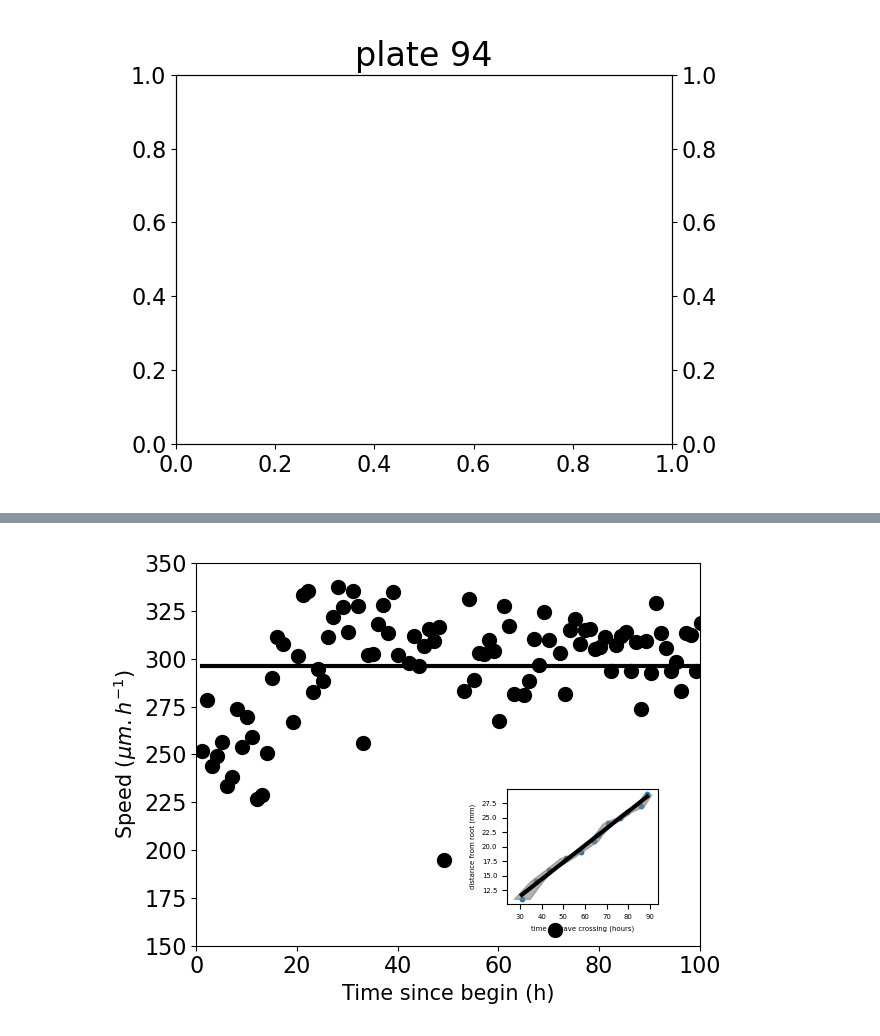
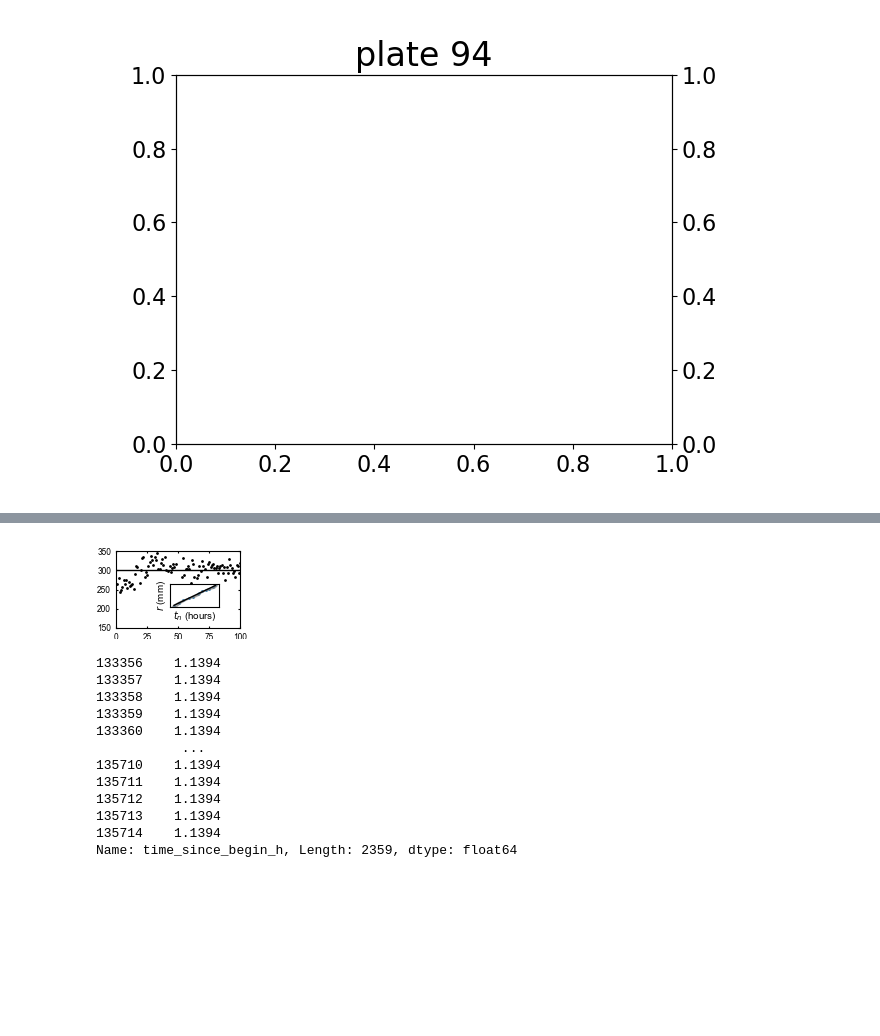
Before and after one commit to Cocopyth/local_amf, a Jupyter notebook: data/Figures_paper/Final_figure/fig2.ipynb, the cells around one changed output, grey strips where cells are left out. Cells and saved outputs as stored; diff of their text form; code cells hidden in the pictures; blank space fills up the shorter version.

```diff
--- a/data/Figures_paper/Final_figure/fig2.ipynb
+++ b/data/Figures_paper/Final_figure/fig2.ipynb
@@ -23,9 +23,14 @@ import matplotlib as mpl
 from matplotlib.path import Path
 from matplotlib.patches import PathPatch
 from matplotlib.legend_handler import HandlerTuple
-
+import scienceplots
+import logging
+logging.getLogger().setLevel(logging.WARNING)
 %matplotlib widget
 plt.style.use('presentation.mplstyle')
+# plt.style.use('science')
 plates = ['94_20201123']
 plate_select = [94]
 path_figure = r"C:\Users\coren\AMOLF-SHIMIZU Dropbox\HFSP_symbiotic-networks\Article_TravellingWave\Figure2\versionsFromCoco"
+width = 1.6
+height = 1
@@ -615,0 +852,4 @@ def make_stat(x0,ax):
+# %%
+index = 12
+column = f"ring_density_incr-100_index-{index}-new"
+time_plate_info_long.sort_values("datetime")
@@ -1216,25 +1748,10 @@ NameError: name 'plate' is not defined
 plate = 94
 plate_id = '94_20201123'
 # %%
-fig, axins2 = plt.subplots()
-ax = inset_axes(axins2, width="30%", height="30%", loc=4, borderpad = 3)
+fig, axins2 = plt.subplots(figsize=(width,height))
+ax = inset_axes(axins2, width="40%", height="30%", loc=4, borderpad = 1.5)
 
-# def statistic(t0s,ds):
-#     X = sm.add_constant(t0s, prepend=False)
-#     model = sm.OLS(ds,X)
-#     res = model.fit()
-#     a,b = res.params[0],res.params[1]
-#     ax.plot(t0s,np.array(t0s)*a+b,color = 'grey', alpha = 0.01)
-
-#     return(a)
-# data = np.array((t0s,ds))
-# n_resamples=10
-# std = scipy.stats.bootstrap(data,statistic,
-#                             vectorized = False,
-#                             method="basic",
-#                             n_resamples = n_resamples,
-#                             paired= True).standard_error
-ax.scatter(t0s,ds,label = "data",s = 10)
+ax.scatter(t0s,ds,label = "data",s = 1)
 err = np.array(t0serror)/100
     # err = 0*ys + 80
 ax.fill_betweenx(ds, t0s-err, t0s+err,color="grey",alpha = 0.6)
@@ -1244,9 +1761,9 @@ res = model.fit()
 a,b = res.params[0],res.params[1]
 ax.plot(t0s,np.array(t0s)*a+b,label = f"linear fit : speed = {int(1000*a)}$\pm$ {int(1000*std)}$\mu m.h^{-1}$",color='black')
 # ax.legend()
-ax.set_ylabel('distance from root (mm)',size = 5)
-ax.set_xlabel('time of wave crossing (hours)',size = 5)
-plt.tight_layout()
+ax.set_ylabel('$r$ (mm)')
+ax.set_xlabel('$t_n$ (hours)')
+# plt.tight_layout()
 hull_speeds = []
 hull_time = []
 time_hypha_plate = time_hypha_info.loc[time_hypha_info['unique_id'].astype(str).str[:len(str(plate))]==str(plate)]
@@ -1258,7 +1775,7 @@ if len(hyphae_hull)>0:
     for t in range(1,len(time_hypha_plate['timestep'].unique())-1):
         select = time_hypha_plate.loc[time_hypha_plate['timestep']==t]
         select = select.loc[select['end'].isin(hyphae_hull[t-1]) |select['end'].isin(hyphae_hull[t]) |select['end'].isin(hyphae_hull[t+1])]
-        select = select.loc[select['speed'].between(150,350)]
+        select = select.loc[select['speed'].between(200,350)]
         if len(select)>0:
             axins2.scatter((select['time_since_begin_h']/3.6e6).iloc[0],np.mean(select["speed"]),color='black')
             # axins2.errorbar(select['time_since_begin_h'].iloc[0]/pd.Timedelta(hours = 1),np.mean(select["speed"]),np.std(select["speed"])/np.sqrt(len(select)),color='black',label=label)
@@ -1275,15 +1792,23 @@ if len(hyphae_hull)>0:
     axins2.set_ylim(150,350)
 
 # axins2.legend()
-axins2.set_xlabel('Time since begin (h)')
-axins2.set_ylabel('Speed ($\mu m.h^{-1}$)')
-ax.tick_params(labelsize = 5)
+axins2.set_xlabel('time since crossing (hours)')
+axins2.set_ylabel('speed ($\mu m.h^{-1}$)')
+ax.set_yticks([])
+ax.set_xticks([])
+
+ax.tick_params()
 
 axins2.set_xlim(0,100)
-plt.tight_layout()
+# plt.tight_layout()
 axins2.plot(hull_time,[np.mean(hull_speeds)]*len(hull_time),
         color="black",
         label= f'mean hull pusher speed {int(np.mean(hull_speeds))}$\pm${int(2*np.std(hull_speeds)/np.sqrt(len(hull_speeds)))} $\mu m.h^{-1}$')
+
+
+ax.xaxis.labelpad = 1
+ax.yaxis.labelpad = 1
 # plt.savefig(os.path.join(path_figure,'Figure2D.svg'))
-plt.savefig(os.path.join(path_figure,'Figure2D.eps'))
+# plt.savefig(os.path.join(path_figure,'Figure2D.eps'))
+plt.savefig(os.path.join(path_figure,'Figure2D.pdf'),transparent=True, bbox_inches='tight')
 # %% [output]
@@ -1291,4 +1816,19 @@ plt.savefig(os.path.join(path_figure,'Figure2D.eps'))
-[figure, old version]
+[figure, new version]
+# %%
+select['time_since_begin_h']/1e9
+# %% [output]
+133356    1.1394
+133357    1.1394
+133358    1.1394
+133359    1.1394
+133360    1.1394
+           ...
+135710    1.1394
+135711    1.1394
+135712    1.1394
+135713    1.1394
+135714    1.1394
+Name: time_since_begin_h, Length: 2359, dtype: float64
 # %%
 hull_speeds = []
 hull_time = []
```
Also changed, not shown: parts of 23 cells of this notebook, 6 other files.
